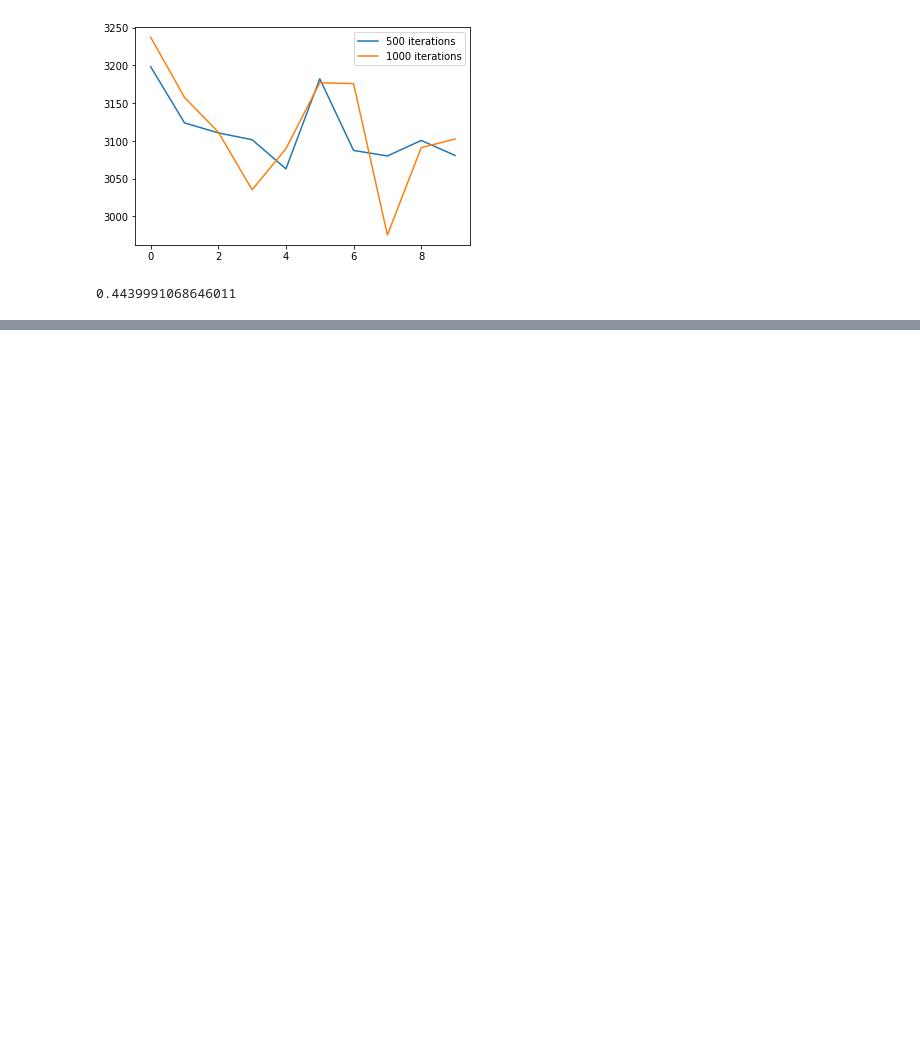
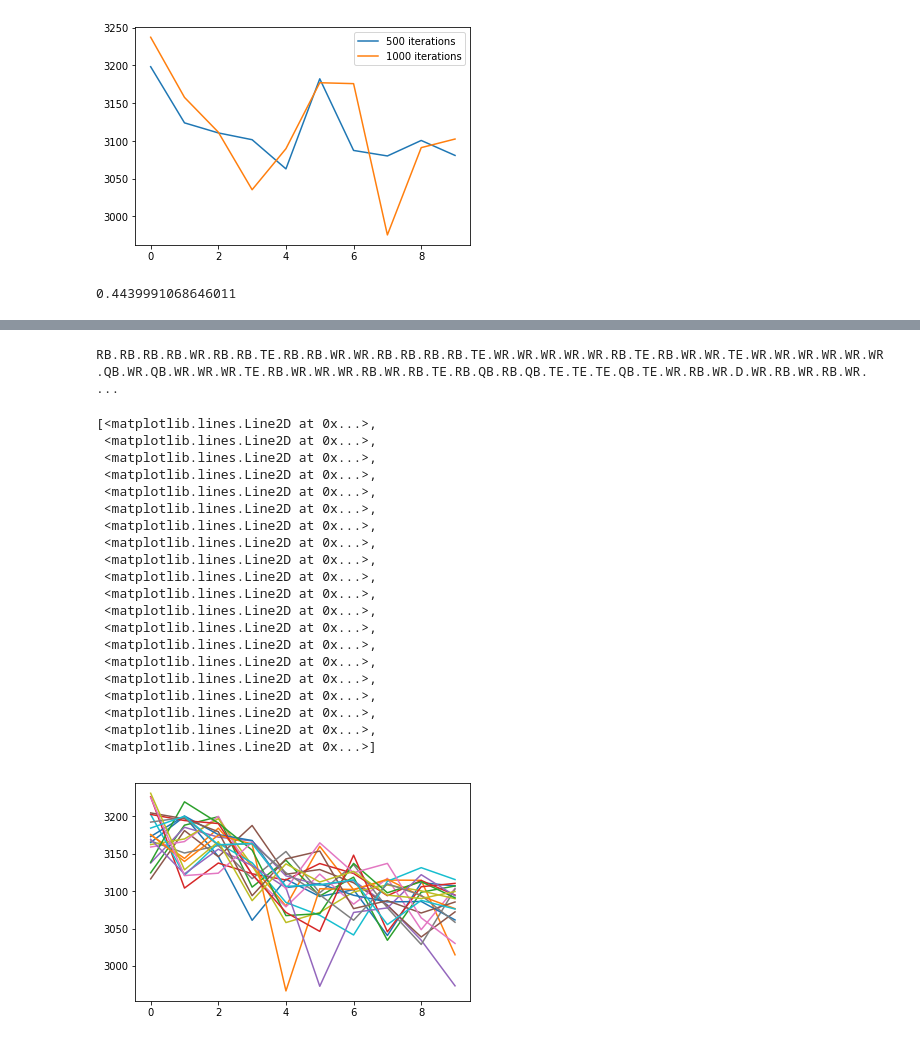
Before and after one commit to ykeuter/ffl, a Jupyter notebook: notebooks/mcts_analysis.ipynb, the cells around one changed output, grey strips where cells are left out. Cells and saved outputs as stored; diff of their text form; code cells hidden in the pictures; blank space fills up the shorter version.

```diff
--- a/notebooks/mcts_analysis.ipynb
+++ b/notebooks/mcts_analysis.ipynb
@@ -193,13 +193,4 @@ turns = []
 for i in range(num_rounds):
     turns += reversed(range(num_competitors)) if i % 2 else range(num_competitors)
 
-state1 = DraftState(rosters, turns, freeagents)
-state2 = state1.Clone()
-iterations = 500
-while state1.GetMoves() != []:
-    move1 = UCT(state1, iterations * (state1.turns[0] % 2 + 1))
-    print(move1, end=".")
-    state1.DoMove(move1)
-    move2 = UCT(state2, iterations * ((state2.turns[0] + 1) % 2 + 1))
-    print(move2, end=".")
-    state2.DoMove(move2)
+state = DraftState(rosters, turns, freeagents)
@@ -207,0 +197,11 @@ RB.RB.RB.RB.RB.RB.WR.RB.RB.WR.RB.RB.RB.RB.RB.RB.RB.WR.RB.RB.RB.WR.WR.RB.RB.RB.WR
+# %%
+state1 = state.Clone()
+state2 = state.Clone()
+iterations = 500
+while state1.GetMoves() != []:
+    move1 = UCT(state1, iterations * (state1.turns[0] % 2 + 1))
+    print(move1, end=".")
+    state1.DoMove(move1)
+    move2 = UCT(state2, iterations * ((state2.turns[0] + 1) % 2 + 1))
+    print(move2, end=".")
+    state2.DoMove(move2)
@@ -242,0 +234,37 @@ array([0, 1, 2, 3])
+# %%
+states = []
+iterations = 500
+for i in range(20):
+    st = state.Clone()
+    while st.GetMoves() != []:
+        move = UCT(st, iterations)
+        print(move, end=".")
+        st.DoMove(move)
+    states.append(st)
+# %% [output]
+RB.RB.RB.RB.WR.RB.RB.TE.RB.RB.WR.WR.RB.RB.RB.RB.TE.WR.WR.WR.WR.WR.RB.TE.RB.WR.WR.TE.WR.WR.WR.WR.WR.WR.QB.WR.QB.WR.WR.WR.TE.RB.WR.WR.WR.RB.WR.RB.TE.RB.QB.RB.QB.TE.TE.TE.QB.TE.WR.RB.WR.D.WR.RB.WR.RB.WR. ...
+# %%
+r = np.array([[sum(p.points for p in r) for r in s.rosters] for s in states])
+plt.plot(r.T)
+# %% [output]
+[<matplotlib.lines.Line2D at 0x...>,
+ <matplotlib.lines.Line2D at 0x...>,
+ <matplotlib.lines.Line2D at 0x...>,
+ <matplotlib.lines.Line2D at 0x...>,
+ <matplotlib.lines.Line2D at 0x...>,
+ <matplotlib.lines.Line2D at 0x...>,
+ <matplotlib.lines.Line2D at 0x...>,
+ <matplotlib.lines.Line2D at 0x...>,
+ <matplotlib.lines.Line2D at 0x...>,
+ <matplotlib.lines.Line2D at 0x...>,
+ <matplotlib.lines.Line2D at 0x...>,
+ <matplotlib.lines.Line2D at 0x...>,
+ <matplotlib.lines.Line2D at 0x...>,
+ <matplotlib.lines.Line2D at 0x...>,
+ <matplotlib.lines.Line2D at 0x...>,
+ <matplotlib.lines.Line2D at 0x...>,
+ <matplotlib.lines.Line2D at 0x...>,
+ <matplotlib.lines.Line2D at 0x...>,
+ <matplotlib.lines.Line2D at 0x...>,
+ <matplotlib.lines.Line2D at 0x...>]
+[figure, added]
```
Also changed, not shown: parts of 5 cells of this notebook.
